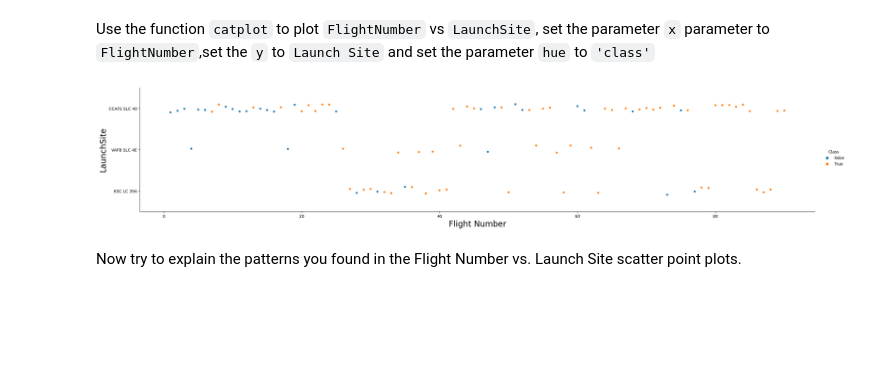
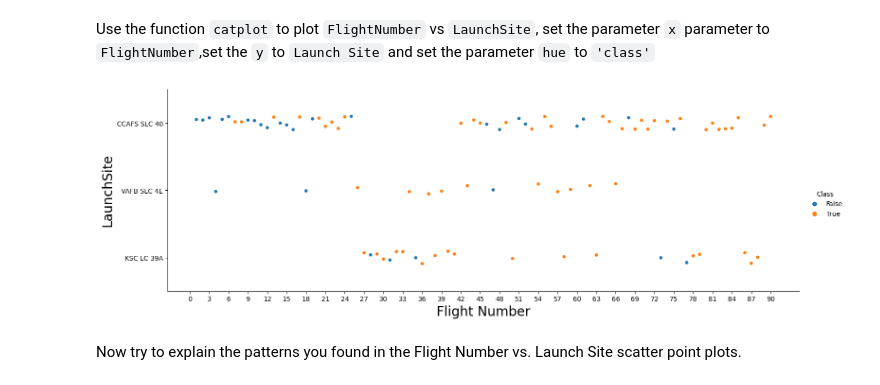
Before and after one commit to jrosilam/SpaceX-Data-Sci-Capstone, a Jupyter notebook: jupyter-labs-eda-dataviz.ipynb, the cells around one changed output. Cells and saved outputs as stored; diff of their text form; code cells hidden in the pictures; blank space fills up the shorter version.

```diff
--- a/jupyter-labs-eda-dataviz.ipynb
+++ b/jupyter-labs-eda-dataviz.ipynb
@@ -44,6 +44,10 @@ import pandas as pd
 import numpy as np
 # Matplotlib is a plotting library for python and pyplot gives us a MatLab like plotting framework. We will use this in our plotter function to plot data.
 import matplotlib.pyplot as plt
+from matplotlib.pyplot import figure
+import matplotlib as mpl
+mpl.rcParams.update(mpl.rcParamsDefault)
+# plt.rcParams["figure.figsize"] = [3,3]
 #Seaborn is a Python data visualization library based on matplotlib. It provides a high-level interface for drawing attractive and informative statistical graphics
 import seaborn as sns
 # %% [markdown]
@@ -83,13 +90,13 @@ Next, let's drill down to each site visualize its detailed launch records.
 Use the function <code>catplot</code> to plot <code>FlightNumber</code> vs <code>LaunchSite</code>, set the  parameter <code>x</code>  parameter to <code>FlightNumber</code>,set the  <code>y</code> to <code>Launch Site</code> and set the parameter <code>hue</code> to <code>'class'</code>
 # %%
 # Plot a scatter point chart with x axis to be Flight Number and y axis to be the launch site, and hue to be the class value
-%matplotlib inline
-sns.catplot(y="LaunchSite", x="FlightNumber", hue="Class", data=df, aspect = 5)
+sns.catplot(y="LaunchSite", x="FlightNumber", hue="Class", data=df, aspect = 3)
 plt.xlabel("Flight Number",fontsize=20)
 plt.ylabel("LaunchSite",fontsize=20)
+plt.xticks(np.arange(0, len(df['FlightNumber'])+1, 3))
 plt.show()
 # %% [output]
-[figure, old version]
+[figure, new version]
 # %% [markdown]
 Now try to explain the patterns you found in the Flight Number vs. Launch Site scatter point plots.
 # %% [markdown]
```
Also changed, not shown: parts of 6 cells of this notebook, 9 other files.
